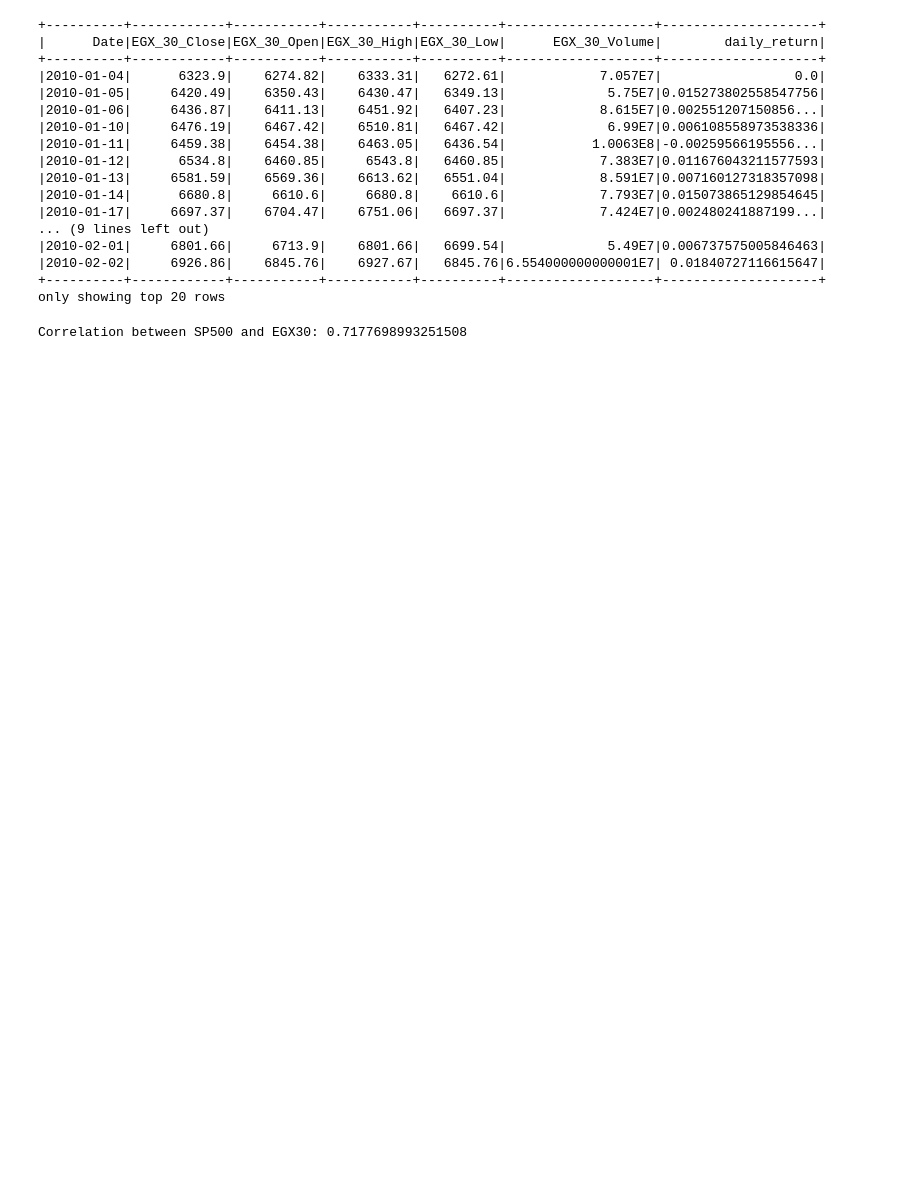
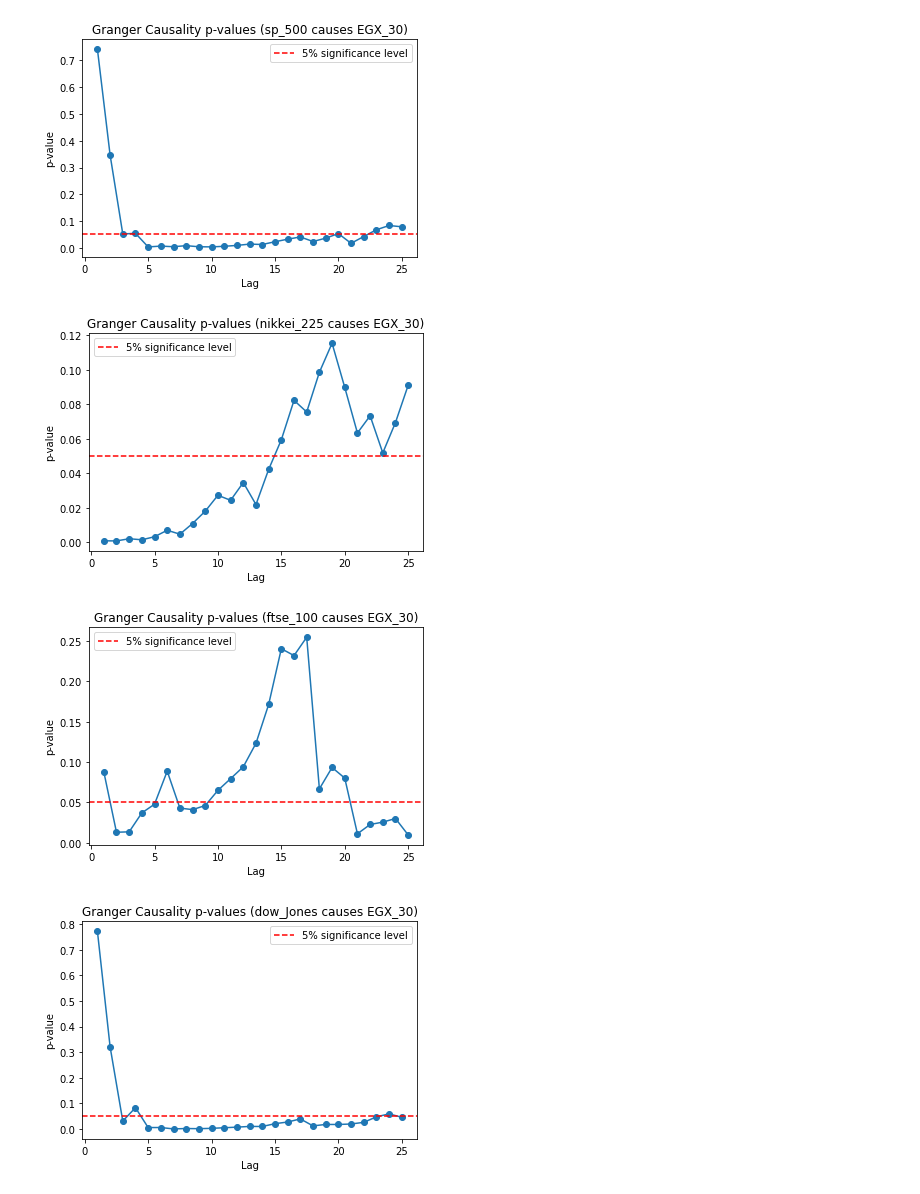
Before and after one commit to Ahmedh12/Global_Trends_Spillover_Effect_Analysis, a Jupyter notebook: notebooks/Data Exploration.ipynb, the cells around one changed output. Saved outputs shown, nothing was run; the diff lists cells and outputs as text; code cells hidden in the pictures; blank space fills up the shorter version.

```diff
--- a/notebooks/Data Exploration.ipynb
+++ b/notebooks/Data Exploration.ipynb
@@ -10,10 +15,10 @@ nikkei_225 = load_data_from_folder(DATA_FOLDERS[2])
 sp_500 = load_data_from_folder(DATA_FOLDERS[3])
 EGX_30 = load_data_from_folder(DATA_FOLDERS[4])
 
-dfs = [
-    dow_johnes,
-    ftse_100,
-    nikkei_225,
-    sp_500,
-    EGX_30]
+dfs = {
+    Indices.dow_Jones.name  : dow_johnes,
+    Indices.ftse_100.name   : ftse_100,
+    Indices.nikkei_225.name : nikkei_225,
+    Indices.sp_500.name     : sp_500,
+    Indices.EGX_30.name     : EGX_30}
 # %%
@@ -84,2 +66,7 @@ merged_df_outer_join = cast_columns_to_double(merged_df_outer_join)
 # %%
-merged_df_outer_join.printSchema()
+merged_df_inner_join = dfs[Indices.EGX_30.name].join(dfs[Indices.sp_500.name], "Date", "inner") \
+                     .join(dfs[Indices.ftse_100.name], "Date", "inner") \
+                     .join(dfs[Indices.nikkei_225.name], "Date", "inner") \
+                     .join(dfs[Indices.dow_Jones.name], "Date", "inner")
+merged_df_inner_join = cast_columns_to_double(merged_df_inner_join)
+merged_df_inner_join = merged_df_inner_join.dropna()
@@ -104,10 +73,3 @@ root
-# %%
-merged_df_inner_join = EGX_30.join(sp_500, "Date", "inner") \
-                     .join(ftse_100, "Date", "inner") \
-                     .join(nikkei_225, "Date", "inner") \
-                     .join(dow_johnes, "Date", "inner")
-merged_df_inner_join.count()
-merged_df_inner_join = cast_columns_to_double(merged_df_inner_join)
 # %%
 from pyspark.sql.window import Window  # Import Window for defining window specifications
 from pyspark.sql.functions import lag, col, when
@@ -126,25 +127,29 @@ EGX_30_df = EGX_30.withColumn(
+# %%
+max_lag = 25
+
+for index in indices:
+    if "EGX" in index:
+        continue
+
+    gc_test_result = grangercausalitytests(daily_return_df[[f'{index}_daily_return', f'{Indices.EGX_30.name}_daily_return']], max_lag,verbose=False)
+
+    lags = list(range(1, max_lag + 1))
+    p_values = [gc_test_result[lag][0]['ssr_chi2test'][1] for lag in range(1, max_lag + 1)]
+
+    plt.plot(lags, p_values, marker='o')
+    plt.axhline(y=0.05, color='r', linestyle='--', label="5% significance level")
+    plt.xlabel('Lag')
+    plt.ylabel('p-value')
+    plt.title(f"Granger Causality p-values ({index} causes EGX_30)")
+    plt.legend()
+    plt.show()
+# %% [output]
+[figure, added]
+[figure, added]
+[figure, added]
+[figure, added]
 # %%
-EGX_30_df.show()
+corr_mat = np.zeros((len(dfs), len(dfs)))
+for x, xdf in enumerate(dfs):
+    for y, ydf in enumerate(dfs):
+        corr_mat[x,y] = merged_df_inner_join.stat.corr(f"{xdf}_{ColumnNames.Close.name}", f"{ydf}_{ColumnNames.Close.name}")
-# %% [output]
-+----------+------------+-----------+-----------+----------+-------------------+--------------------+
-|      Date|EGX_30_Close|EGX_30_Open|EGX_30_High|EGX_30_Low|      EGX_30_Volume|        daily_return|
-+----------+------------+-----------+-----------+----------+-------------------+--------------------+
-|2010-01-04|      6323.9|    6274.82|    6333.31|   6272.61|            7.057E7|                 0.0|
-|2010-01-05|     6420.49|    6350.43|    6430.47|   6349.13|             5.75E7|0.015273802558547756|
-|2010-01-06|     6436.87|    6411.13|    6451.92|   6407.23|            8.615E7|0.002551207150856...|
-|2010-01-10|     6476.19|    6467.42|    6510.81|   6467.42|             6.99E7|0.006108558973538336|
-|2010-01-11|     6459.38|    6454.38|    6463.05|   6436.54|           1.0063E8|-0.00259566195556...|
-|2010-01-12|      6534.8|    6460.85|     6543.8|   6460.85|            7.383E7|0.011676043211577593|
-|2010-01-13|     6581.59|    6569.36|    6613.62|   6551.04|            8.591E7|0.007160127318357098|
-|2010-01-14|      6680.8|     6610.6|     6680.8|    6610.6|            7.793E7|0.015073865129854645|
-|2010-01-17|     6697.37|    6704.47|    6751.06|   6697.37|            7.424E7|0.002480241887199...|
-... (9 lines left out)
-|2010-02-01|     6801.66|     6713.9|    6801.66|   6699.54|             5.49E7|0.006737575005846463|
-|2010-02-02|     6926.86|    6845.76|    6927.67|   6845.76|6.554000000000001E7| 0.01840727116615647|
-+----------+------------+-----------+-----------+----------+-------------------+--------------------+
-only showing top 20 rows
-# %%
-correlation = merged_df_inner_join.stat.corr("sp_500_Close", "EGX_30_Close")
-print(f"Correlation between SP500 and EGX30: {correlation}")
-# %% [output]
-Correlation between SP500 and EGX30: 0.7177698993251508
```
Also changed, not shown: parts of 12 cells of this notebook, 4 other files.
